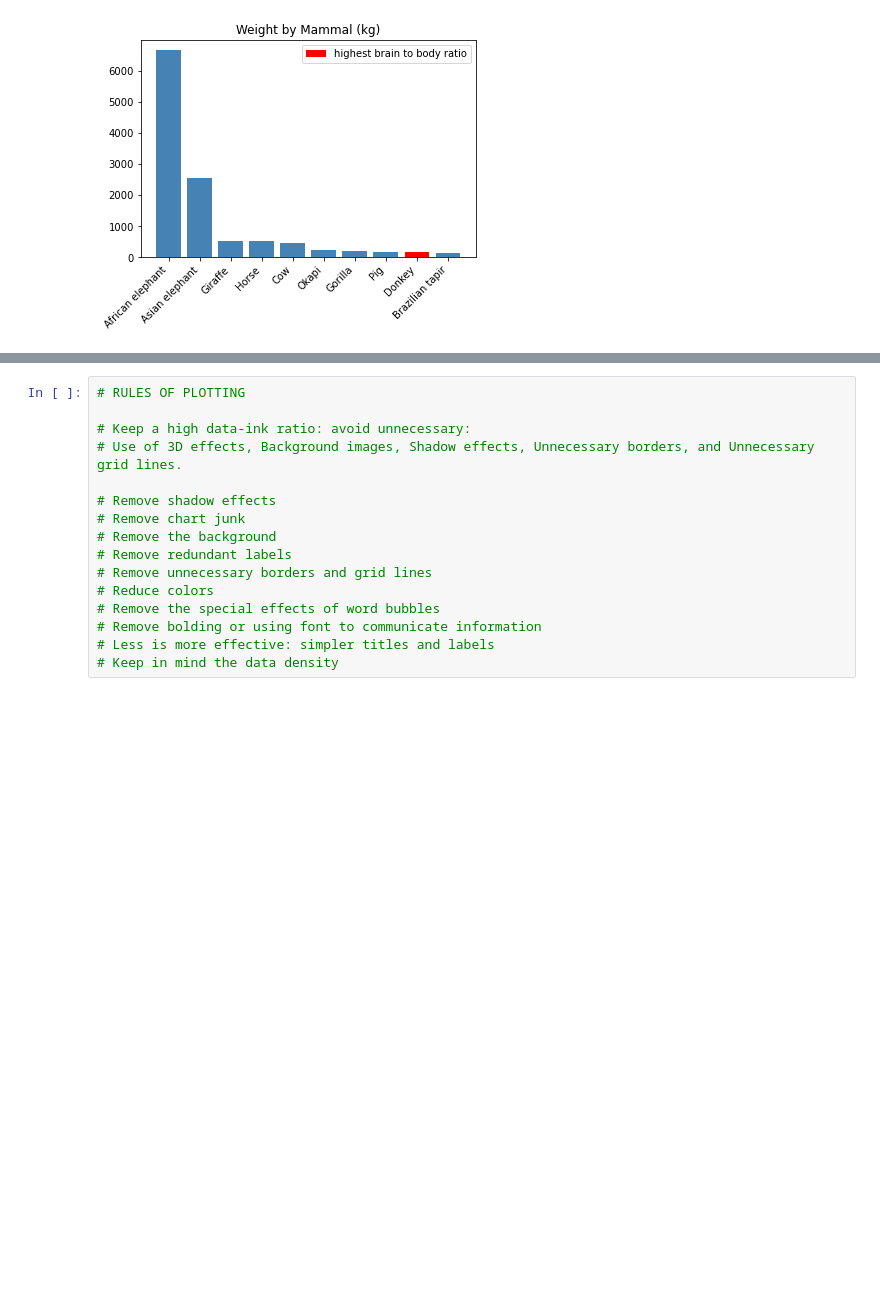
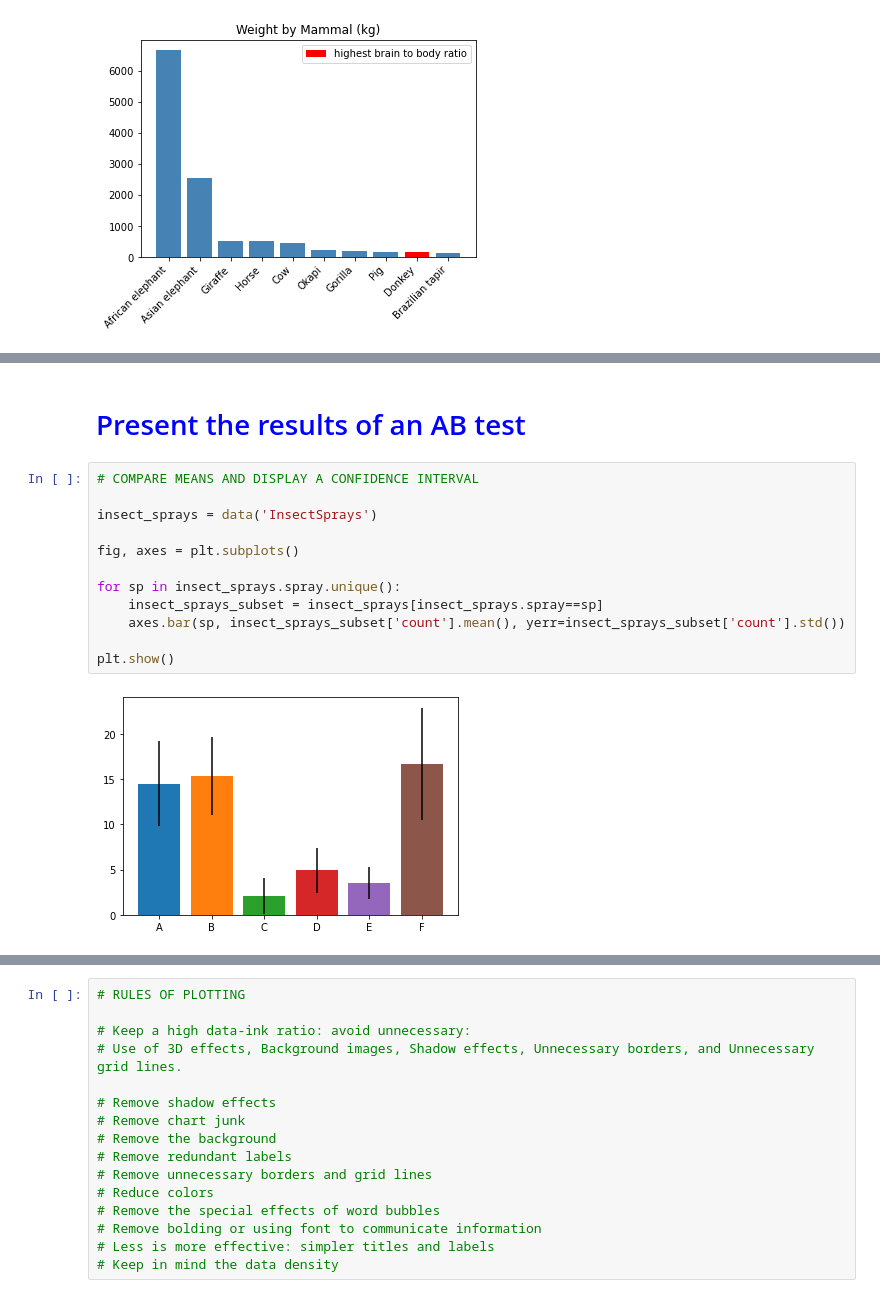
Before and after one commit to massardier/visualizations_python, a Jupyter notebook: pyplot.ipynb, the cells around one changed output, grey strips where cells are left out. Saved outputs shown, nothing was run; the diff lists cells and outputs as text; blank space fills up the shorter version.

```diff
--- a/pyplot.ipynb
+++ b/pyplot.ipynb
@@ -322,0 +385,16 @@ sns.relplot(x=x_axis, y=y_axis, hue=colors_column, size=sizes_column,
+# %% [markdown]
+#  <font color='blue'>Present the results of an AB test</font>
+# %%
+# COMPARE MEANS AND DISPLAY A CONFIDENCE INTERVAL
+
+insect_sprays = data('InsectSprays')
+
+fig, axes = plt.subplots()
+
+for sp in insect_sprays.spray.unique():
+    insect_sprays_subset = insect_sprays[insect_sprays.spray==sp]
+    axes.bar(sp, insect_sprays_subset['count'].mean(), yerr=insect_sprays_subset['count'].std())
+
+plt.show()
+# %% [output]
+[figure, added]
```
Also changed, not shown: parts of 22 cells of this notebook, 2 other files.
